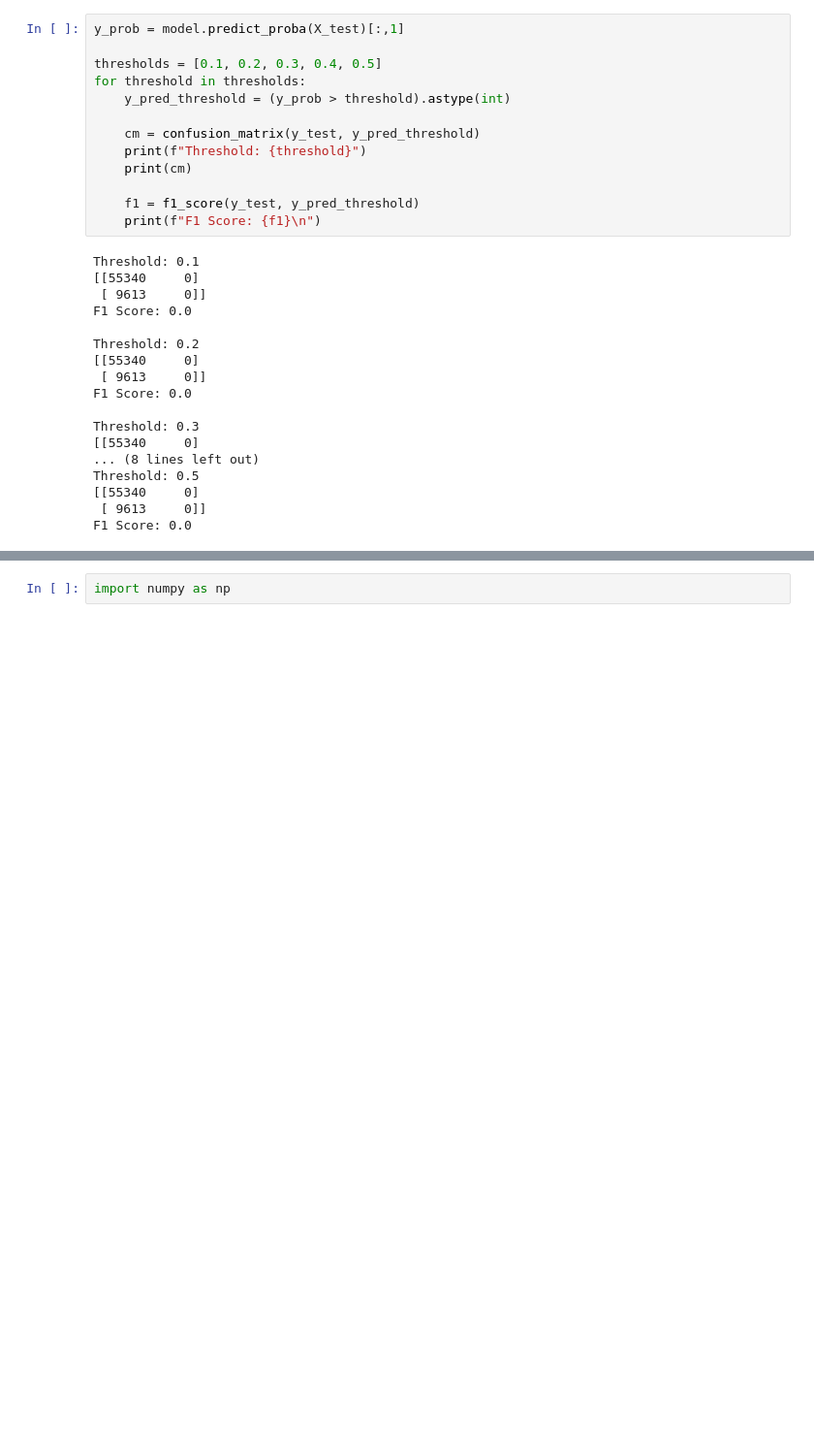
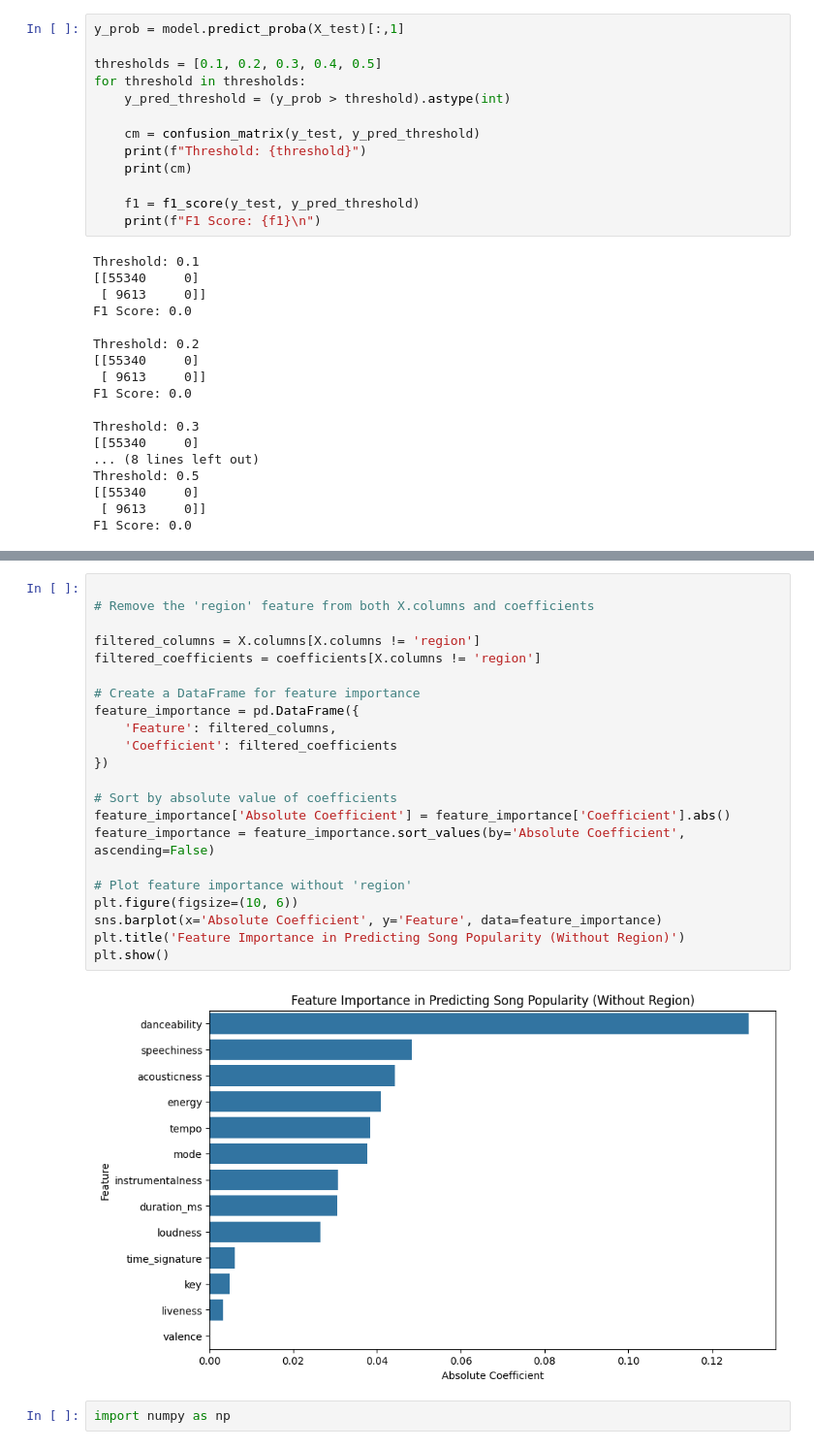
Before and after one commit to noemichem/Data-mining-project, a Jupyter notebook: notebooks_final/Algorithms/logistic_regression.ipynb, the cells around one changed output, grey strips where cells are left out. Shown: that part at 97% size. Cells and saved outputs as stored; diff of their text form; blank space fills up the shorter version.

```diff
--- a/notebooks_final/Algorithms/regression.ipynb
+++ b/notebooks_final/Algorithms/logistic_regression.ipynb
@@ -220,3 +222,27 @@ plt.show()
+# %%
+
+# Remove the 'region' feature from both X.columns and coefficients
+
+filtered_columns = X.columns[X.columns != 'region']
+filtered_coefficients = coefficients[X.columns != 'region']
+
+# Create a DataFrame for feature importance
+feature_importance = pd.DataFrame({
+    'Feature': filtered_columns,
+    'Coefficient': filtered_coefficients
+})
+
+# Sort by absolute value of coefficients
+feature_importance['Absolute Coefficient'] = feature_importance['Coefficient'].abs()
+feature_importance = feature_importance.sort_values(by='Absolute Coefficient', ascending=False)
+
+# Plot feature importance without 'region'
+plt.figure(figsize=(10, 6))
+sns.barplot(x='Absolute Coefficient', y='Feature', data=feature_importance)
+plt.title('Feature Importance in Predicting Song Popularity (Without Region)')
+plt.show()
+# %% [output]
+[figure, added]
 # %%
 import numpy as np
 # %%
```
Also changed, not shown: parts of 1 cell of this notebook, 39 other files.
